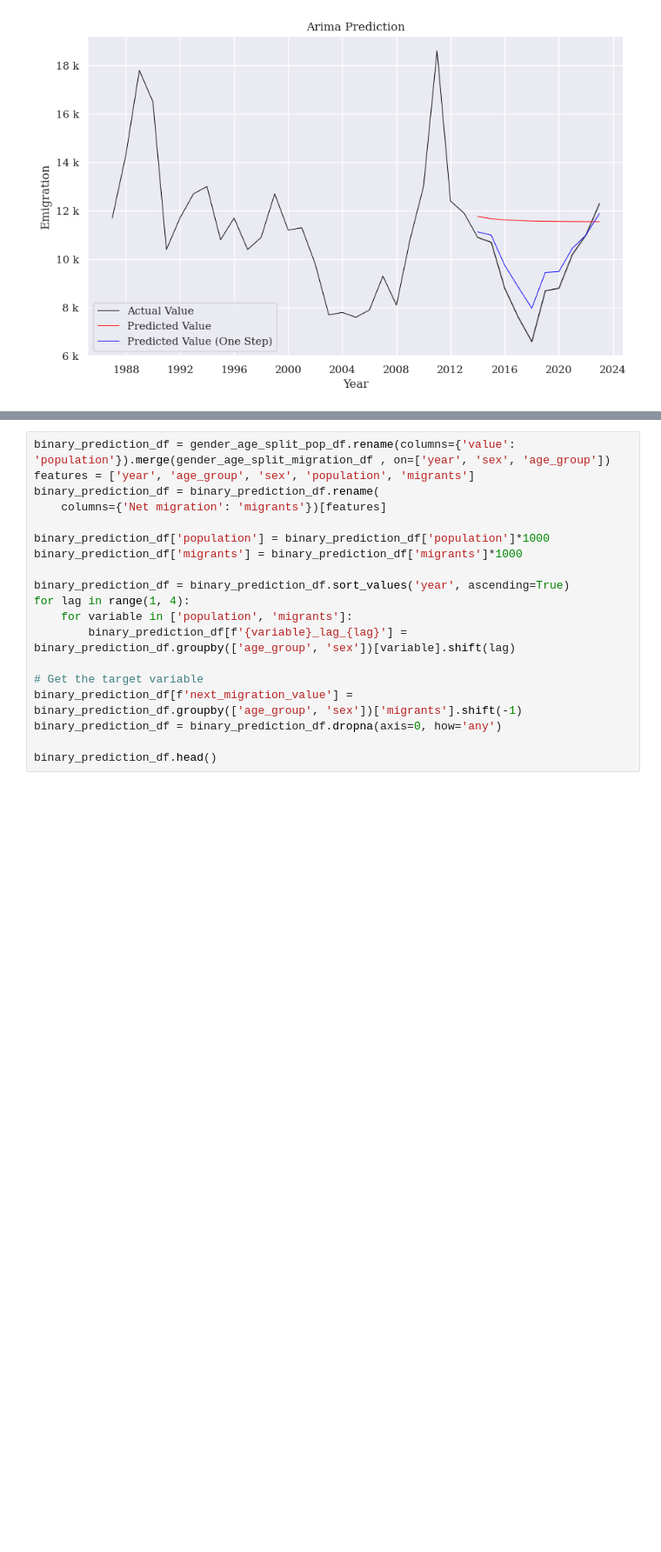
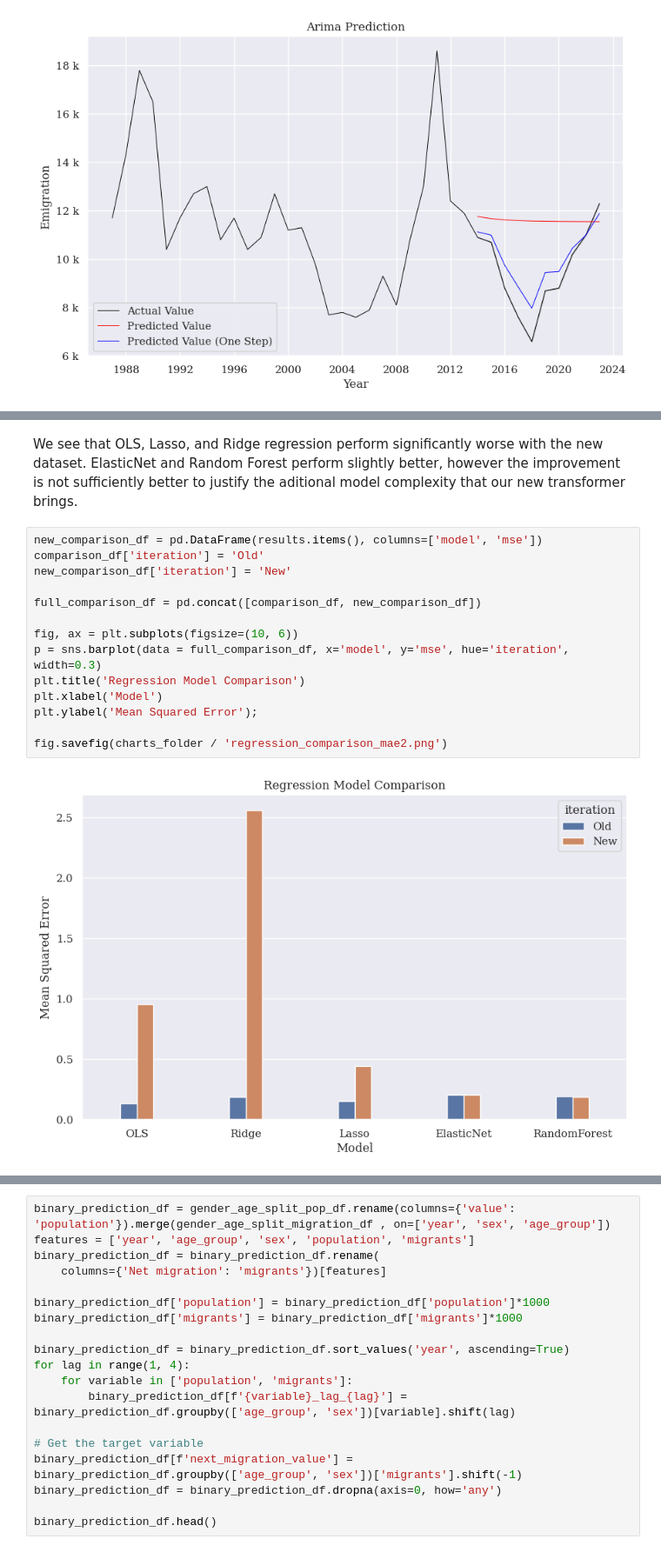
Before and after one commit to step-hen-burke/ca1, a Jupyter notebook: 00_initial_exploration.ipynb, the cells around one changed output, grey strips where cells are left out. Shown at 87% size. Drawn from its saved outputs; the diff is of its cells as text; blank space fills up the shorter version.

```diff
--- a/00_initial_exploration.ipynb
+++ b/00_initial_exploration.ipynb
@@ -1600 +1690,19 @@ mse_one_step = np.mean((arima_test['one_step_predictions'] - arima_test['emigran
+# %% [markdown]
+We see that OLS, Lasso, and Ridge regression perform significantly worse with the new dataset. ElasticNet and Random Forest perform slightly better, however the improvement is not sufficiently better to justify the aditional model complexity that our new transformer brings.
+# %%
+new_comparison_df = pd.DataFrame(results.items(), columns=['model', 'mse'])
+comparison_df['iteration'] = 'Old'
+new_comparison_df['iteration'] = 'New'
+
+full_comparison_df = pd.concat([comparison_df, new_comparison_df])
+
+fig, ax = plt.subplots(figsize=(10, 6))
+p = sns.barplot(data = full_comparison_df, x='model', y='mse', hue='iteration', width=0.3)
+plt.title('Regression Model Comparison')
+plt.xlabel('Model')
+plt.ylabel('Mean Squared Error');
+
+fig.savefig(charts_folder / 'regression_comparison_mae2.png')
+# %% [output]
+[figure, added]
 # %% [markdown]
```
Also changed, not shown: parts of 22 cells of this notebook.
